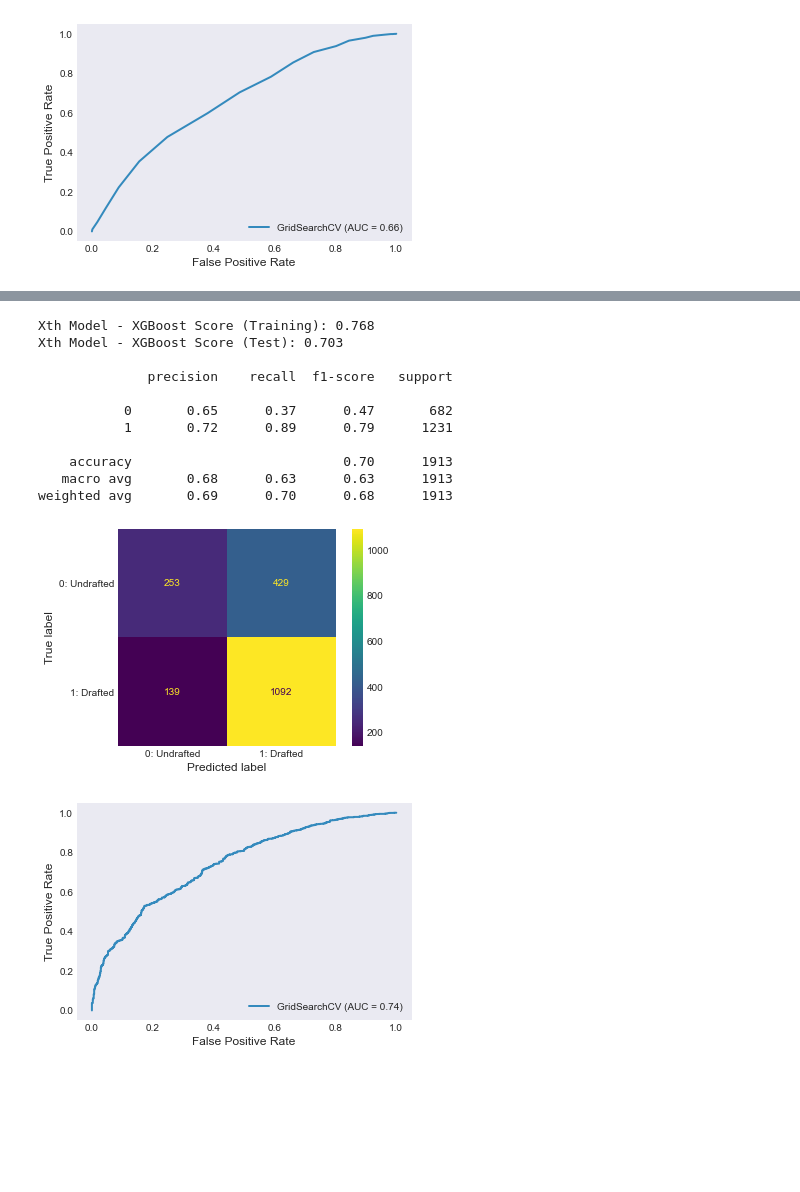
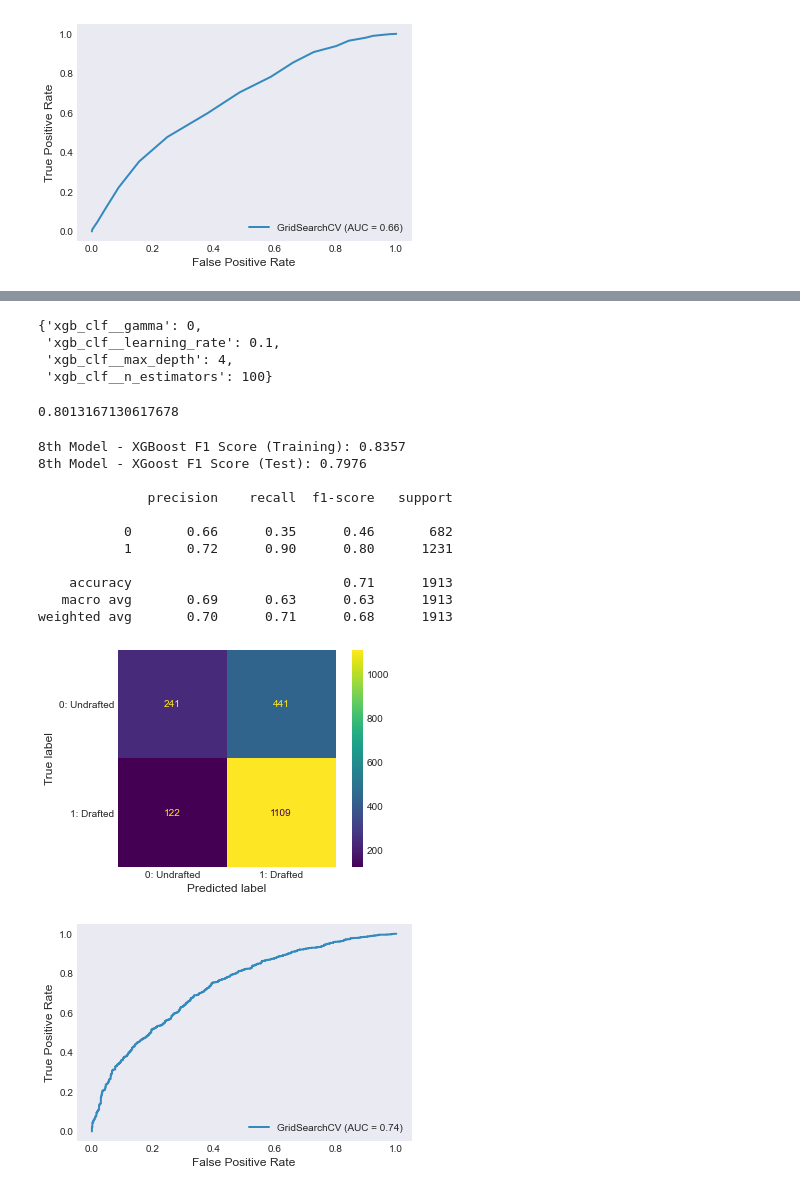
Before and after one commit to eric8395/NFL-Combine-Draft-Classification, a Jupyter notebook: NFL Combine Draft Classification.ipynb, the cells around one changed output, grey strips where cells are left out. Saved outputs shown, nothing was run; the diff lists cells and outputs as text; code cells hidden in the pictures; blank space fills up the shorter version.

Commit message:
tuned boosting models

```diff
--- a/NFL Combine Classification.ipynb
+++ b/NFL Combine Draft Classification.ipynb
@@ -1599,21 +1657,2 @@ weighted avg       0.70      0.71      0.68      1913
 # %%
 from xgboost import XGBClassifier
-# %%
-# Instantiate an XGB Classifier
-steps = [('preprocess', ct),
-         ('xgb_clf', XGBClassifier(random_state = 42))]
-
-xgb_clf = Pipeline(steps)
-
-xgb_clf.fit(X_train, y_train)
-
-# Predict on training and test sets
-training_preds = xgb_clf.predict(X_train)
-test_preds = xgb_clf.predict(X_test)
-
-# Accuracy of training and test sets
-training_accuracy = accuracy_score(y_train, training_preds)
-test_accuracy = accuracy_score(y_test, test_preds)
-
-print('Training Accuracy: {:.4}%'.format(training_accuracy * 100))
-print('Validation accuracy: {:.4}%'.format(test_accuracy * 100))
@@ -1631,20 +1676,16 @@ xgb_clf.fit(X_train, y_train)
 
 param_grid = {
     'xgb_clf__learning_rate': [0.1],
-    'xgb_clf__max_depth': [5],
-    'xgb_clf__min_child_weight': [4],
-    'xgb_clf__n_estimators': [60],
-    'xgb_clf__subsample': [0.8]
+    'xgb_clf__max_depth': [4],
+    'xgb_clf__n_estimators': [100],
+    'xgb_clf__gamma': [0]
 }
 
-# note: default scoring is aaccuracy
+# find best param based on f1 score
 xgb_clf = GridSearchCV(estimator = xgb_clf,
-                       param_grid = param_grid) # goes through all parameters in the defined grid
+                       param_grid = param_grid,
+                       scoring = 'f1') # goes through all parameters in the defined grid
 
 # run this to find best parameters based on gridsearch
 xgb_clf.fit(X_train, y_train)
-
-# get best scores and parameters
-display(xgb_clf.best_params_)
-display(xgb_clf.best_score_)
 # %% [output]
@@ -1705,37 +1709,47 @@ Test Accuracy: 70.31%
+# %%
+# get best scores and parameters
+display(xgb_clf.best_params_)
+display(xgb_clf.best_score_)
+# %% [output]
+{'xgb_clf__gamma': 0,
+ 'xgb_clf__learning_rate': 0.1,
+ 'xgb_clf__max_depth': 4,
+ 'xgb_clf__n_estimators': 100}
+0.8013167130617678
 # %%
 # plot matrix
 plot_confusion_matrix(xgb_clf,
                       X_test, y_test,
                       display_labels = class_names)
 
 # get scores
-print('Xth Model - XGBoost Score (Training):',
-      round(xgb_clf.score(X_train, y_train),3))
-print('Xth Model - XGBoost Score (Test):',
-      round(xgb_clf.score(X_test, y_test),3))
+print('8th Model - XGBoost F1 Score (Training):',
+      round(f1_score(y_train, xgb_clf.predict(X_train)),4))
+print('8th Model - XGoost F1 Score (Test):',
+      round(f1_score(y_test, xgb_clf.predict(X_test)),4))
 print()
 
 # get classification report on the test set
 y_pred = xgb_clf.predict(X_test)
 print(classification_report(y_test, y_pred))
 
 # plot roc curve
 plot_roc_curve(xgb_clf, X_test, y_test)
 plt.show()
 # %% [output]
-Xth Model - XGBoost Score (Training): 0.768
-Xth Model - XGBoost Score (Test): 0.703
+8th Model - XGBoost F1 Score (Training): 0.8357
+8th Model - XGoost F1 Score (Test): 0.7976
 
               precision    recall  f1-score   support
 
-           0       0.65      0.37      0.47       682
-           1       0.72      0.89      0.79      1231
+           0       0.66      0.35      0.46       682
+           1       0.72      0.90      0.80      1231
 
-    accuracy                           0.70      1913
-   macro avg       0.68      0.63      0.63      1913
-weighted avg       0.69      0.70      0.68      1913
+    accuracy                           0.71      1913
+   macro avg       0.69      0.63      0.63      1913
+weighted avg       0.70      0.71      0.68      1913
-[figure, old version]
+[figure, new version]
-[figure, old version]
+[figure, new version]
 # %%
 offense_X = offense.drop(columns = 'Drafted')
 offense_y = offense['Drafted']
```
Also changed, not shown: parts of 24 cells of this notebook.
